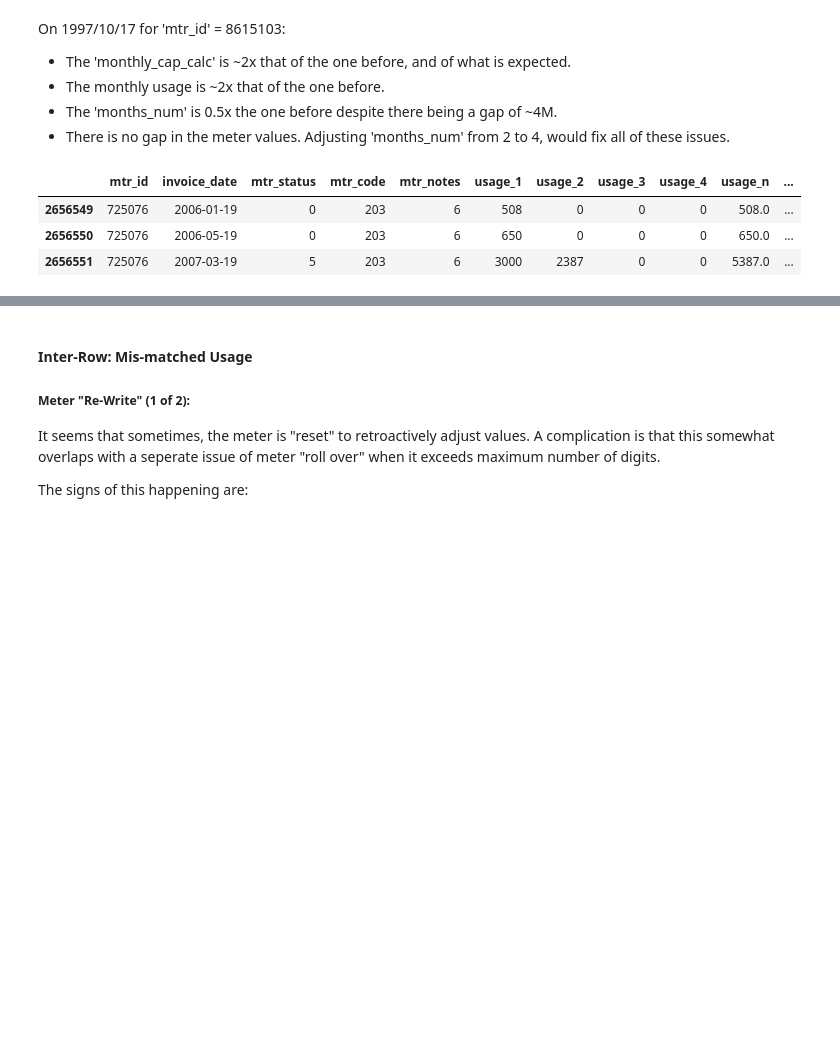
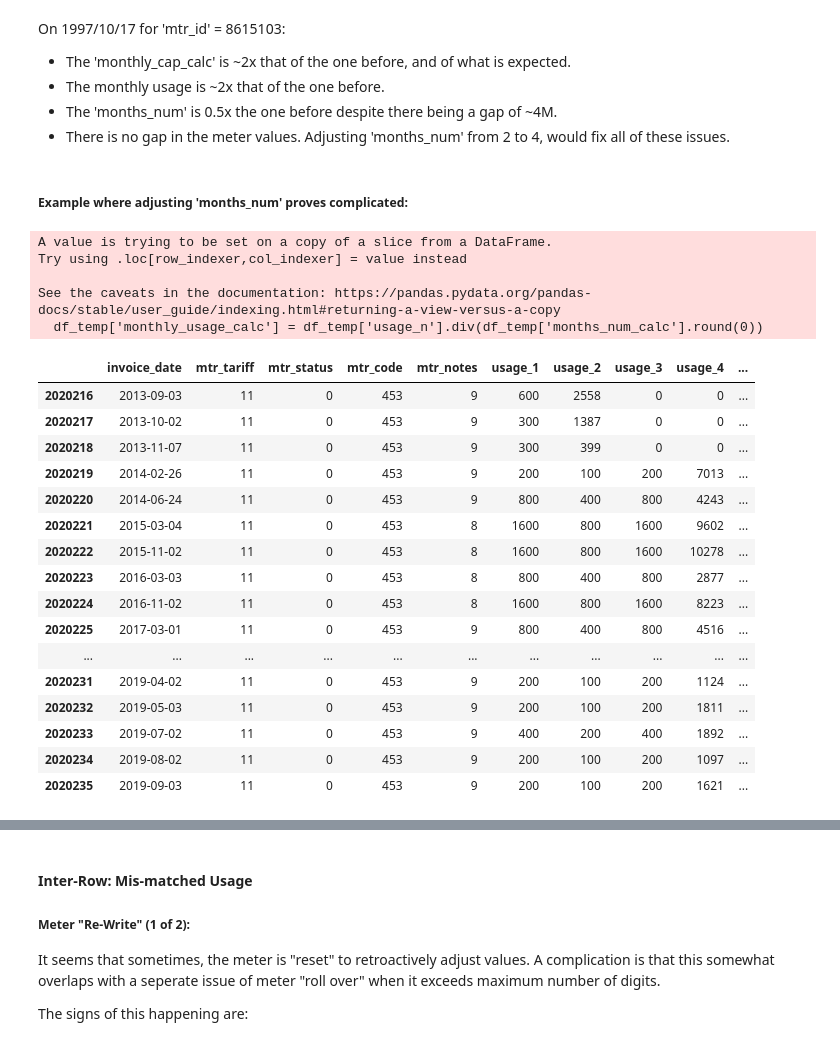
Before and after one commit to insatiablycivil/Fraud_Detection_Energy_Consumption, a Jupyter notebook: Data_Preparation.ipynb, the cells around one changed output, grey strips where cells are left out. Cells and saved outputs as stored; diff of their text form; code cells hidden in the pictures; blank space fills up the shorter version.

Commit message:
Updated Data Preparation using new link found with months_num and monthly_cap

```diff
--- a/Data_Preparation.ipynb
+++ b/Data_Preparation.ipynb
@@ -577,0 +609,6 @@ df_temp
+# %%
+mask = (df_train['months_num'].isna())
+df_train.loc[mask, 'months_num_adj'] = -1 # Could not find a suitable value to adjust yet
+df_temp = df_train[mask]
+col_names = ['client_id', 'invoice_date', 'mtr_tariff', 'mtr_id', 'mtr_coef', 'usage_1', 'usage_2', 'usage_3', 'usage_4', 'usage_n', 'mtr_val_old', 'mtr_val_new', 'months_num', 'months_num_calc', 'monthly_cap', 'monthly_cap_calc']
+df_temp[col_names].head(10)
@@ -799,10 +852,10 @@ df_train.loc[mask, 'temp_1'] = df_train.loc[mask, 'usage_n_calc'] - df_train.loc
 mask_2 = (df_train['temp_1'] - df_train['usage_aux']) # Residual delta after making usage of 'usage_aux'
 mask_2 = (((mask_2.abs() * 4) < (df_train['temp_1']).abs()) |
           ((mask_2.abs() < df_train['temp_1'].abs()) & (mask_2 > -10)))
-df_train.loc[(mask & ~mask_2), 'usage_aux_flag'] = -1 # These are flagged as rejected, although they are retained for now
+df_train.loc[(mask & (~mask_2) & (df_train['mtr_tariff'] == 11)), 'usage_aux_flag'] = -1 # These are flagged as rejected, although they are retained for now
 df_train = Calc_Usage(df_train)
 df_train = Check_Usage(df_train)
-df_temp = df_train[(mask & ~mask_2)]
+df_temp = df_train[(mask & (~mask_2) & (df_train['mtr_tariff'] == 11))]
 df_temp
 # %% [output]
 Rows with unexpected 'usage_n' values: (with) without tolerance / Total Rows: (13128) 13482 / 4372855.
@@ -923,16 +949,0 @@ Getting the expected values and the calculated values:
-# %%
-# These are the expected values
-df_train['monthly_cap'] = np.nan
-mask = (df_train['invoice_date'] >= '01/07/2005') & (df_train['invoice_date'] < '01/01/2014')
-mask_2 = (df_train['mtr_tariff'] == 11)
-df_train.loc[(mask & mask_2),'monthly_cap'] = 300
-mask = (df_train['invoice_date'] < '01/01/2014')
-mask_2 = (df_train['mtr_tariff'] == 10)
-df_train.loc[(mask & mask_2),'monthly_cap'] = 50
-mask = (df_train['invoice_date'] >= '01/01/2014')
-mask_2 = (df_train['mtr_tariff'] == 10) | (df_train['mtr_tariff'] == 11)
-df_train.loc[(mask & mask_2),'monthly_cap'] = 200
-# These are calculated based on usage
-df_train['monthly_cap_calc'] = np.nan
-mask = df_train['usage_2'] > 0 # can only calculate if a cap has been reached
-df_train.loc[mask, 'monthly_cap_calc'] = df_train.loc[mask, 'usage_1'].div(df_train.loc[mask, 'months_num'])
@@ -941,8 +960,9 @@ Avoiding the two regions: XX/07/2005 & XX/01/2014-XX/03/2014
 # %%
-mask = (df_train['usage_2'] > 0) & (df_train['monthly_cap'] != df_train['monthly_cap_calc']) & (df_train['months_num'].notna()) # Ignore those with missing months_num for now
+mask = (df_train['monthly_cap'] != df_train['monthly_cap_calc']) & (df_train['monthly_cap_calc'].notna()) # Ignore those with missing months_num for now
 mask_2 = (((df_train['invoice_date'] < '01/07/2005') | (df_train['invoice_date'] > '31/07/2005')) &
           ((df_train['invoice_date'] < '01/01/2014') | (df_train['invoice_date'] > '31/03/2014')))
-print(f"Rows with unexpected \'monthly_cap\': within dates / outside dates (total): {sum(mask&~mask_2)} / {sum(mask&mask_2)} ({sum(mask)}).")
-df_temp = df_train[mask&mask_2]
+df_train['bad_monthly_cap'] = (mask).astype(int)
+print(f"Rows with unexpected \'monthly_cap\': Within / Outside date ranges (Rows with \'monthly_cap\': Unexpected / Total rows): {sum(mask&~mask_2)} / {sum(mask&mask_2)} ({sum(mask)} / {sum(df_train['monthly_cap_calc'].notna())}).")
+df_temp = df_train[mask]
 df_temp
 # %% [output]
@@ -980,13 +1000,34 @@ On 1997/10/17 for 'mtr_id' = 8615103:
 * The 'months_num' is 0.5x the one before despite there being a gap of ~4M.
 * There is no gap in the meter values.
 Adjusting 'months_num' from 2 to 4, would fix all of these issues.
+# %% [markdown]
+##### Example where adjusting 'months_num' proves complicated:
 # %%
-mask = (df_train['client_id'] == 'train_Client_52253') & (df_train['mtr_id'] == 725076)
+mask = (df_train['client_id'] == 'train_Client_34393') & (df_train['mtr_id'] == 18594520)
 df_temp = df_train[mask]
-col_names = ['mtr_id', 'invoice_date', 'mtr_status', 'mtr_code', 'mtr_notes', 'usage_1', 'usage_2', 'usage_3', 'usage_4', 'usage_n', 'months_num', 'monthly_usage', 'months_num_calc', 'monthly_cap', 'monthly_cap_calc', 'mtr_val_old', 'mtr_val_new']
-df_temp[col_names]
+df_temp['monthly_usage_calc'] = df_temp['usage_n'].div(df_temp['months_num_calc'].round(0))
+col_names = ['invoice_date', 'mtr_tariff', 'mtr_status', 'mtr_code', 'mtr_notes', 'usage_1', 'usage_2', 'usage_3', 'usage_4', 'usage_n', 'months_num', 'monthly_usage', 'months_num_calc', 'monthly_usage_calc', 'monthly_cap', 'monthly_cap_calc', 'mtr_val_old', 'mtr_val_new']
+df_temp[col_names].tail(20)
 # %% [output]
+A value is trying to be set on a copy of a slice from a DataFrame.
+Try using .loc[row_indexer,col_indexer] = value instead
+
+See the caveats in the documentation: https://pandas.pydata.org/pandas-docs/stable/user_guide/indexing.html#returning-a-view-versus-a-copy
+  df_temp['monthly_usage_calc'] = df_temp['usage_n'].div(df_temp['months_num_calc'].round(0))
-|  | mtr_id | invoice_date | mtr_status | mtr_code | mtr_notes | usage_1 | usage_2 | usage_3 | usage_4 | usage_n | ... |
-| 2656549 | 725076 | 2006-01-19 | 0 | 203 | 6 | 508 | 0 | 0 | 0 | 508.0 | ... |
-| 2656550 | 725076 | 2006-05-19 | 0 | 203 | 6 | 650 | 0 | 0 | 0 | 650.0 | ... |
-| 2656551 | 725076 | 2007-03-19 | 5 | 203 | 6 | 3000 | 2387 | 0 | 0 | 5387.0 | ... |
+|  | invoice_date | mtr_tariff | mtr_status | mtr_code | mtr_notes | usage_1 | usage_2 | usage_3 | usage_4 | ... |
+| 2020216 | 2013-09-03 | 11 | 0 | 453 | 9 | 600 | 2558 | 0 | 0 | ... |
+| 2020217 | 2013-10-02 | 11 | 0 | 453 | 9 | 300 | 1387 | 0 | 0 | ... |
+| 2020218 | 2013-11-07 | 11 | 0 | 453 | 9 | 300 | 399 | 0 | 0 | ... |
+| 2020219 | 2014-02-26 | 11 | 0 | 453 | 9 | 200 | 100 | 200 | 7013 | ... |
+| 2020220 | 2014-06-24 | 11 | 0 | 453 | 9 | 800 | 400 | 800 | 4243 | ... |
+| 2020221 | 2015-03-04 | 11 | 0 | 453 | 8 | 1600 | 800 | 1600 | 9602 | ... |
+| 2020222 | 2015-11-02 | 11 | 0 | 453 | 8 | 1600 | 800 | 1600 | 10278 | ... |
+| 2020223 | 2016-03-03 | 11 | 0 | 453 | 8 | 800 | 400 | 800 | 2877 | ... |
+| 2020224 | 2016-11-02 | 11 | 0 | 453 | 8 | 1600 | 800 | 1600 | 8223 | ... |
+| 2020225 | 2017-03-01 | 11 | 0 | 453 | 9 | 800 | 400 | 800 | 4516 | ... |
+| ... | ... | ... | ... | ... | ... | ... | ... | ... | ... | ... |
+| 2020231 | 2019-04-02 | 11 | 0 | 453 | 9 | 200 | 100 | 200 | 1124 | ... |
+| 2020232 | 2019-05-03 | 11 | 0 | 453 | 9 | 200 | 100 | 200 | 1811 | ... |
+| 2020233 | 2019-07-02 | 11 | 0 | 453 | 9 | 400 | 200 | 400 | 1892 | ... |
+| 2020234 | 2019-08-02 | 11 | 0 | 453 | 9 | 200 | 100 | 200 | 1097 | ... |
+| 2020235 | 2019-09-03 | 11 | 0 | 453 | 9 | 200 | 100 | 200 | 1621 | ... |
```
Also changed, not shown: parts of 82 cells of this notebook.
